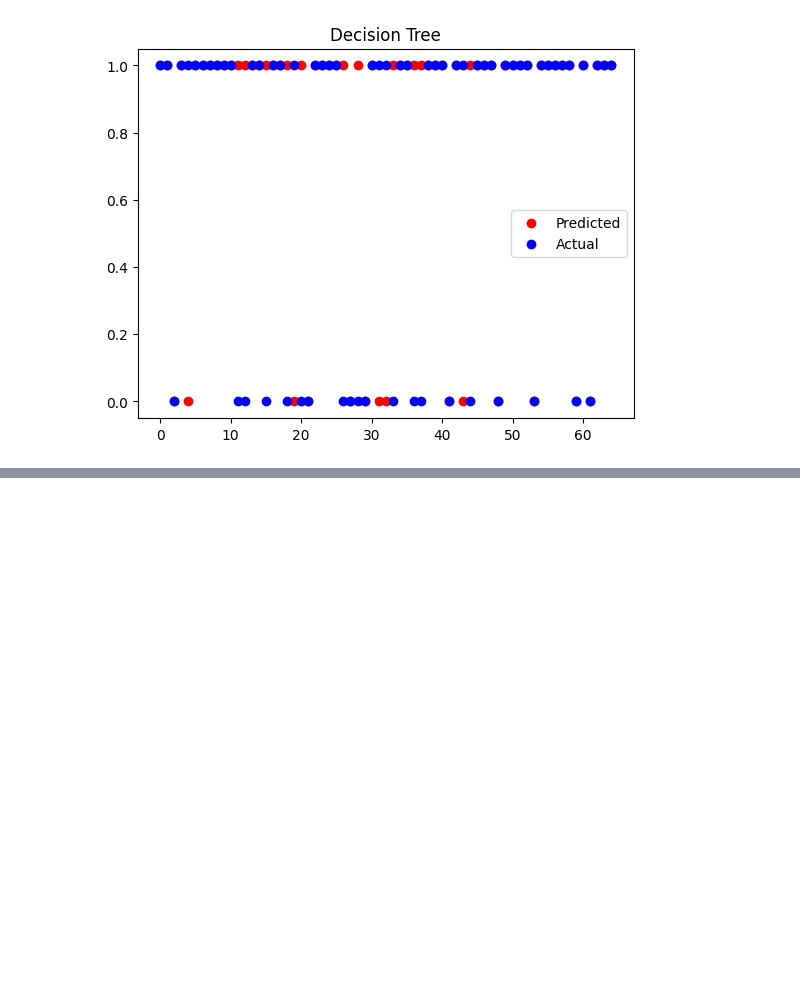
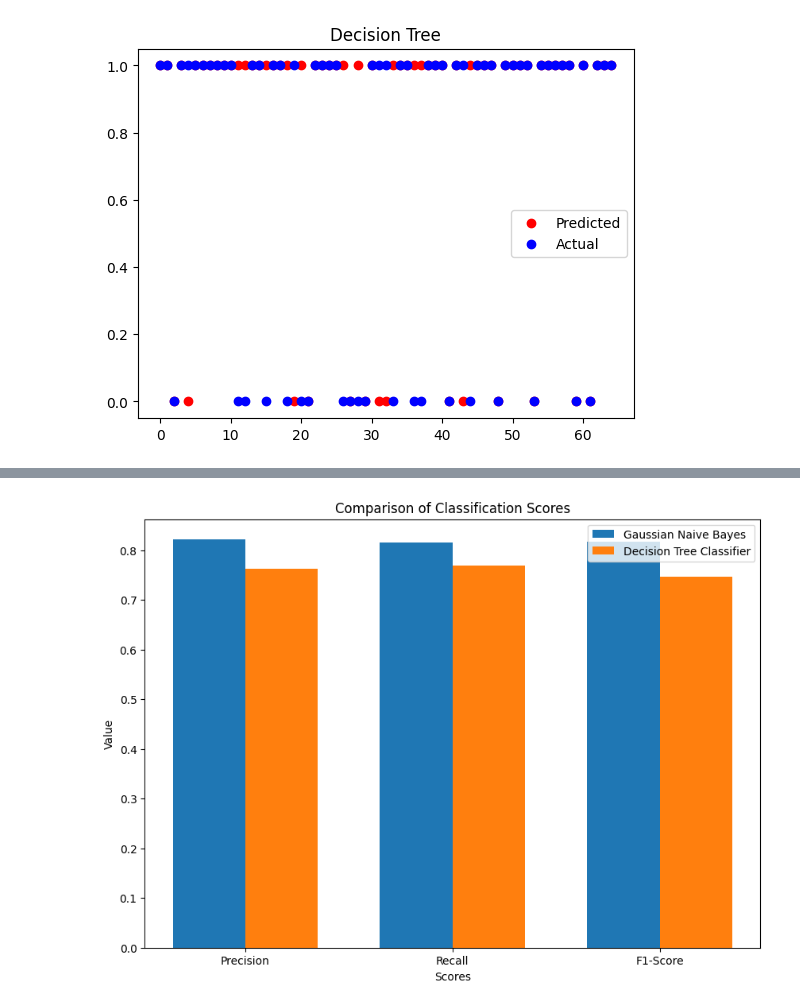
Before and after one commit to sikunaniket1234/studentplacementprediction, a Jupyter notebook: Student_Placement_Prediction_Using_Machine_Learning.ipynb, the cells around one changed output, grey strips where cells are left out. Cells and saved outputs as stored; diff of their text form; code cells hidden in the pictures; blank space fills up the shorter version.

```diff
--- a/Student_Placement_Prediction_Using_Machine_Learning.ipynb
+++ b/Student_Placement_Prediction_Using_Machine_Learning.ipynb
@@ -719,0 +754,32 @@ plt.show()
+# %%
+from sklearn.metrics import precision_recall_fscore_support
+import matplotlib.pyplot as plt
+import numpy as np
+
+# Get precision, recall, and f1-score for both models
+gnb_scores = precision_recall_fscore_support(Y_test, gaussian_Y_pred, average='weighted')[:3]
+dtc_scores = precision_recall_fscore_support(Y_test, decision_tree_Y_pred, average='weighted')[:3]
+
+# Define data for the bar chart
+models = ['Gaussian Naive Bayes', 'Decision Tree Classifier']
+scores = [gnb_scores, dtc_scores]
+labels = ['Precision', 'Recall', 'F1-Score']
+
+# Create the bar chart
+fig, ax = plt.subplots(figsize=(10,7))
+width = 0.35
+x = np.arange(len(labels))
+
+for i in range(len(models)):
+    ax.bar(x - width/2 + i*width, scores[i], width, label=models[i])
+
+ax.set_xticks(x)
+ax.set_xticklabels(labels)
+ax.set_xlabel('Scores')
+ax.set_ylabel('Value')
+ax.set_title('Comparison of Classification Scores')
+ax.legend()
+
+plt.show()
+# %% [output]
+[figure, added]
```
Also changed, not shown: parts of 1 cell of this notebook.
